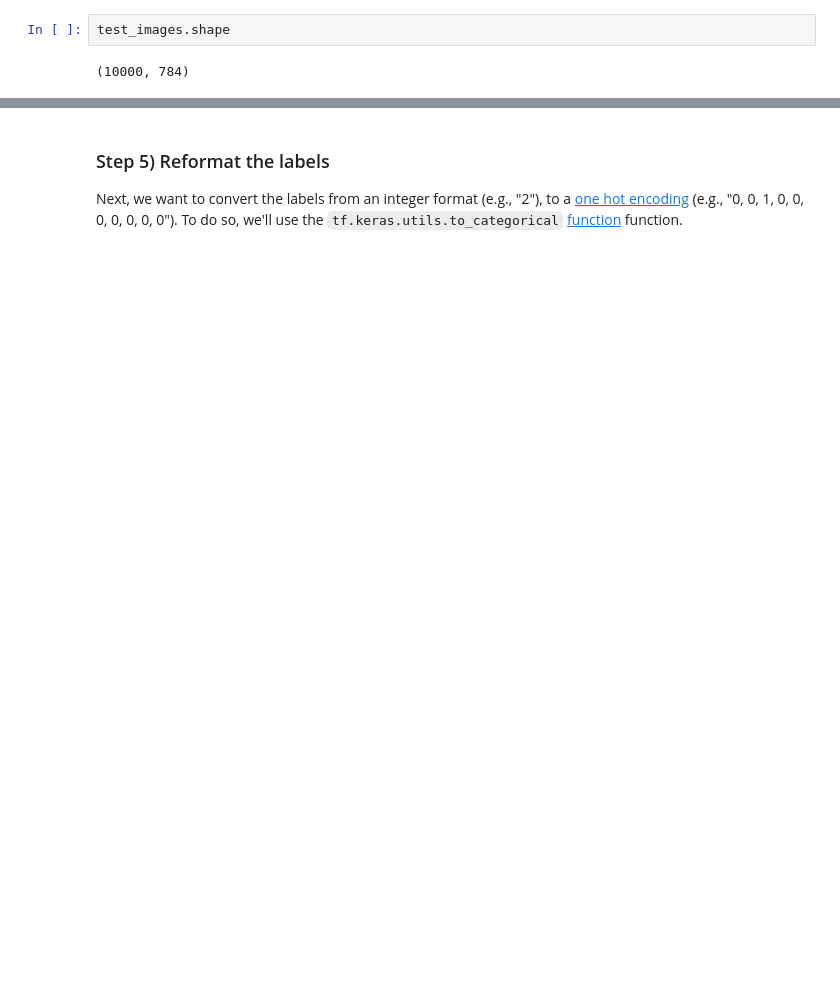
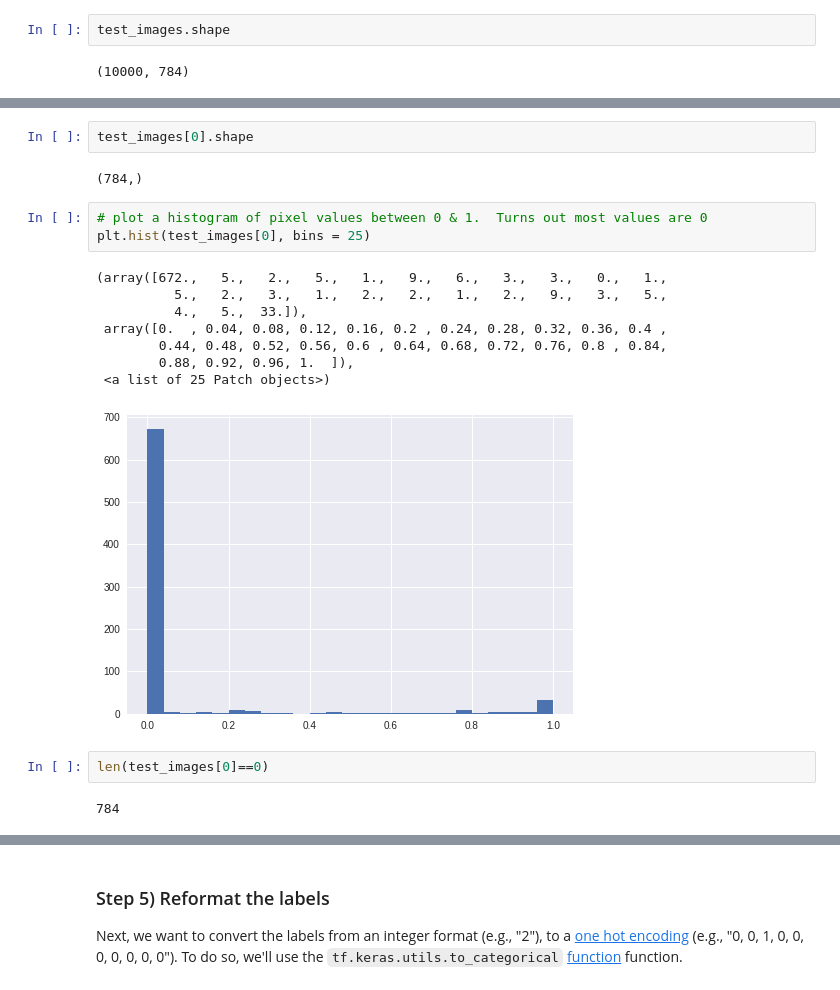
Before and after one commit to cpoptic/workshops, a Jupyter notebook: 1_mnist_with_keras.ipynb, the cells around one changed output, grey strips where cells are left out. Cells and saved outputs as stored; diff of their text form; blank space fills up the shorter version.

```diff
--- a/1_mnist_with_keras.ipynb
+++ b/1_mnist_with_keras.ipynb
@@ -79,0 +115,20 @@ test_images = np.reshape(test_images, (TEST_SIZE, 784))
+# %%
+test_images[0].shape
+# %% [output]
+(784,)
+# %%
+# plot a histogram of pixel values between 0 & 1.  Turns out most values are 0
+plt.hist(test_images[0], bins = 25)
+# %% [output]
+(array([672.,   5.,   2.,   5.,   1.,   9.,   6.,   3.,   3.,   0.,   1.,
+          5.,   2.,   3.,   1.,   2.,   2.,   1.,   2.,   9.,   3.,   5.,
+          4.,   5.,  33.]),
+ array([0.  , 0.04, 0.08, 0.12, 0.16, 0.2 , 0.24, 0.28, 0.32, 0.36, 0.4 ,
+        0.44, 0.48, 0.52, 0.56, 0.6 , 0.64, 0.68, 0.72, 0.76, 0.8 , 0.84,
+        0.88, 0.92, 0.96, 1.  ]),
+ <a list of 25 Patch objects>)
+[figure, added]
+# %%
+len(test_images[0]==0)
+# %% [output]
+784
```
Also changed, not shown: parts of 21 cells of this notebook.
